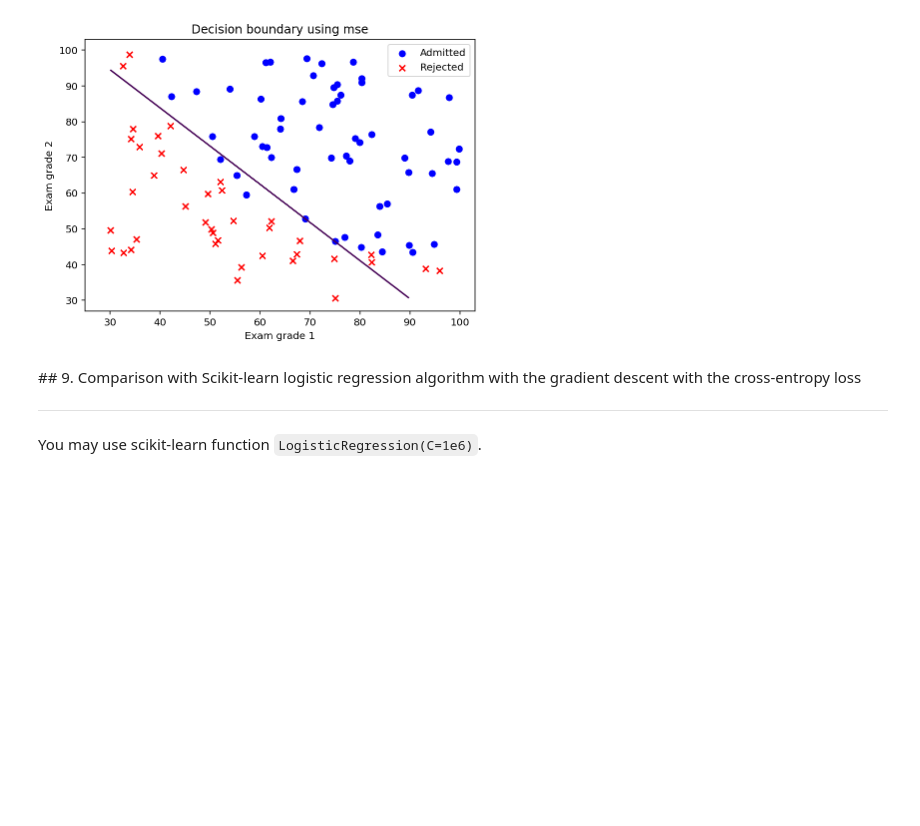
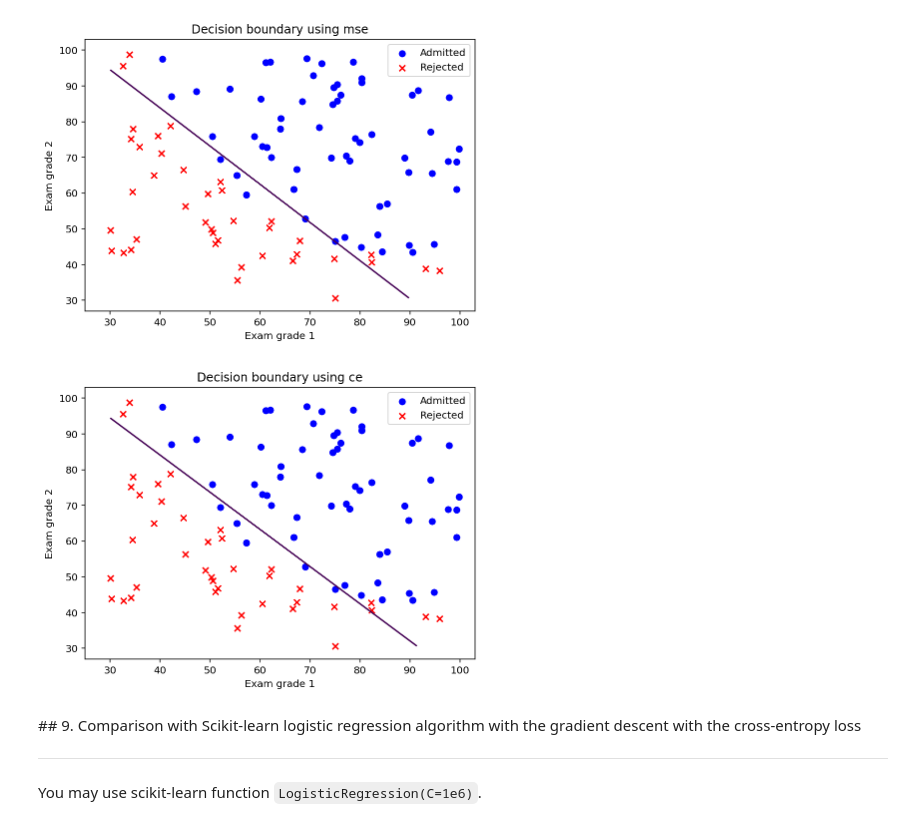
Before and after one commit to wkdthf21/Machine-Learning-Assignment, a Jupyter notebook: 04/assignment_04.ipynb, the cells around one changed output. Saved outputs shown, nothing was run; the diff lists cells and outputs as text; code cells hidden in the pictures; blank space fills up the shorter version.

Commit message:
plot the decision boundary using the cross-entropy error

```diff
--- a/04/assignment_04.ipynb
+++ b/04/assignment_04.ipynb
@@ -412,6 +412,24 @@ plt.ylim(27, 103)
 plt.show()
 # %% [output]
 [figure]
+# %%
+p = f_pred(X2, w_ce)
+p = p.reshape(50, -1)
+
+# plot
+plt.figure(figsize=(7,5))
+plt.scatter(x1[idx_admit], x2[idx_admit], c = 'b', marker = 'o', label = 'Admitted')
+plt.scatter(x1[idx_rejec], x2[idx_rejec], c = 'r', marker = 'x', label = 'Rejected')
+plt.contour(xx1, xx2, p, levels =[0.5])
+plt.xlabel('Exam grade 1')
+plt.ylabel('Exam grade 2')
+plt.legend(loc = 'upper right')
+plt.title('Decision boundary using ce')
+plt.xlim(25, 103)
+plt.ylim(27, 103)
+plt.show()
+# %% [output]
+[figure, added]
 # %% [markdown]
 ## 9. Comparison with Scikit-learn logistic regression algorithm with the gradient descent with the cross-entropy loss
 <hr>
```
Also changed, not shown: parts of 2 cells of this notebook.
